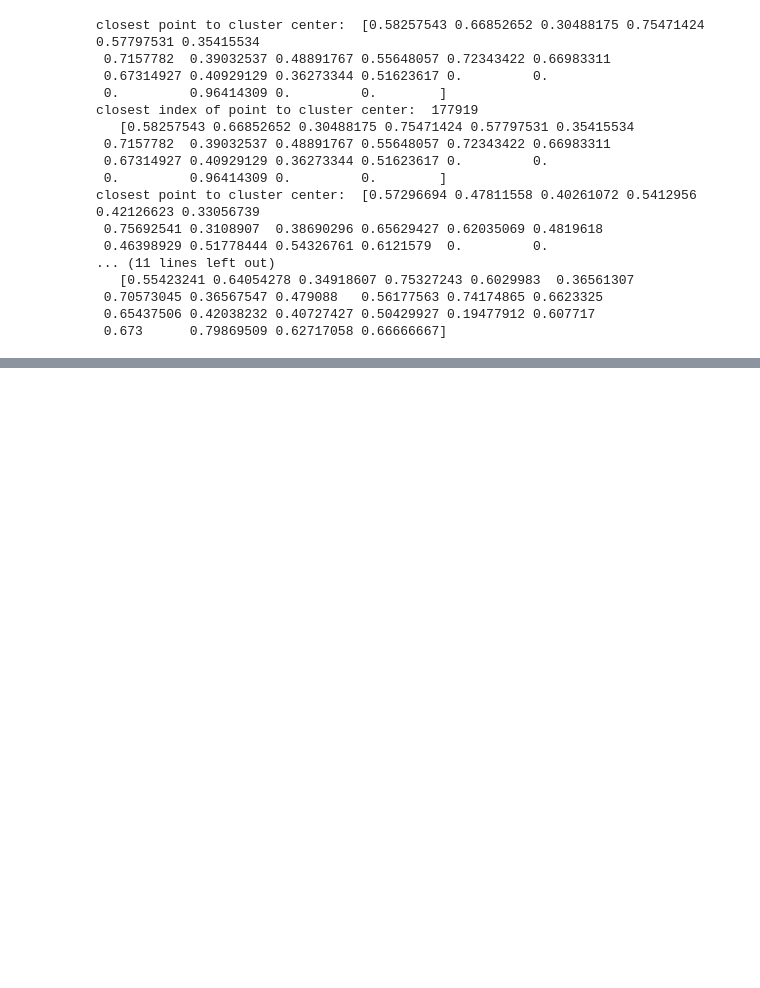
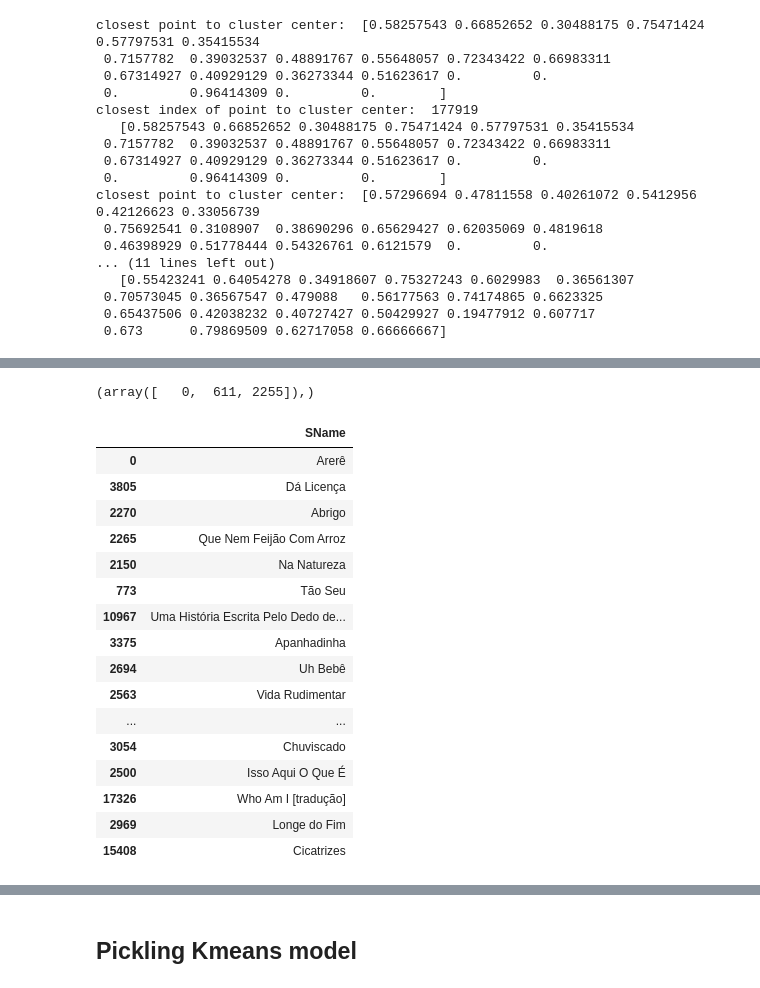
Before and after one commit to sabinacatherine/Spotify-Playlist, a Jupyter notebook: Spotify_playlists.ipynb, the cells around one changed output, grey strips where cells are left out. Cells and saved outputs as stored; diff of their text form; code cells hidden in the pictures; blank space fills up the shorter version.

Commit message:
Improved BallTree model to optimize for use in Flask app

```diff
--- a/Spotify_playlists.ipynb
+++ b/Spotify_playlists.ipynb
@@ -548,0 +534,5 @@ pt_concat.iloc[ind[0]]
+# %%
+X = ssf_vectors
+tree2 = BallTree(X, leaf_size=2)
+dist, ind2 = tree2.query(X[np.where(pt_concat['SName'] == 'Arerê')], k = 20)
+ind2
@@ -549 +549,26 @@ pt_concat.iloc[ind[0]]
+# %%
+np.where(pt_concat['SName'] == 'Arerê')
+# %% [output]
+(array([   0,  611, 2255]),)
+# %%
+playlist_1 = pt_concat[['SName']].iloc[ind2[0]]
+playlist_1
+# %% [output]
+|  | SName |
+| 0 | Arerê |
+| 3805 | Dá Licença |
+| 2270 | Abrigo |
+| 2265 | Que Nem Feijão Com Arroz |
+| 2150 | Na Natureza |
+| 773 | Tão Seu |
+| 10967 | Uma História Escrita Pelo Dedo de... |
+| 3375 | Apanhadinha |
+| 2694 | Uh Bebê |
+| 2563 | Vida Rudimentar |
+| ... | ... |
+| 3054 | Chuviscado |
+| 2500 | Isso Aqui O Que É |
+| 17326 | Who Am I [tradução] |
+| 2969 | Longe do Fim |
+| 15408 | Cicatrizes |
 # %%
@@ -588,3 +615,5 @@ pt_concat.iloc[ind[2]]
 | 13180 | Interlude | Interlude: Rebirth of Kirk Frankl... | en | 0.037769 | 0.009599 | -0.187188 | 0.039715 | -0.056092 | -0.010148 | 0.073116 | ... | ... |
 | 12945 | Sexy M.F. | Yo man\nWhat?\nShe came\nWhere?\n... | en | 0.074788 | 0.061588 | -0.241398 | 0.035231 | -0.078685 | 0.021506 | 0.108958 | ... | ... |
 20 rows × 25 columns
+# %% [markdown]
+## Pickling Kmeans model
```
Also changed, not shown: parts of 7 cells of this notebook, 2 other files.
